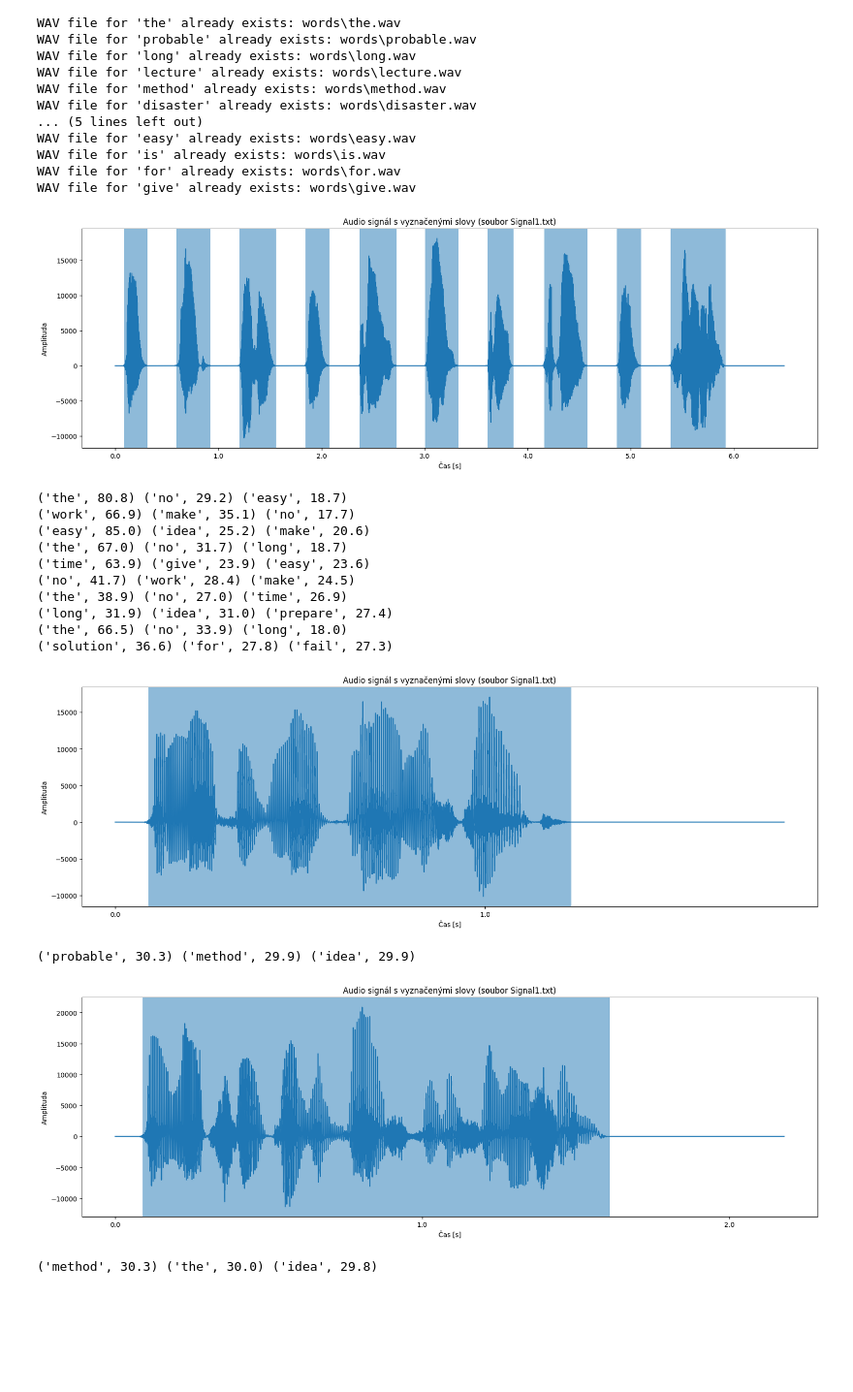
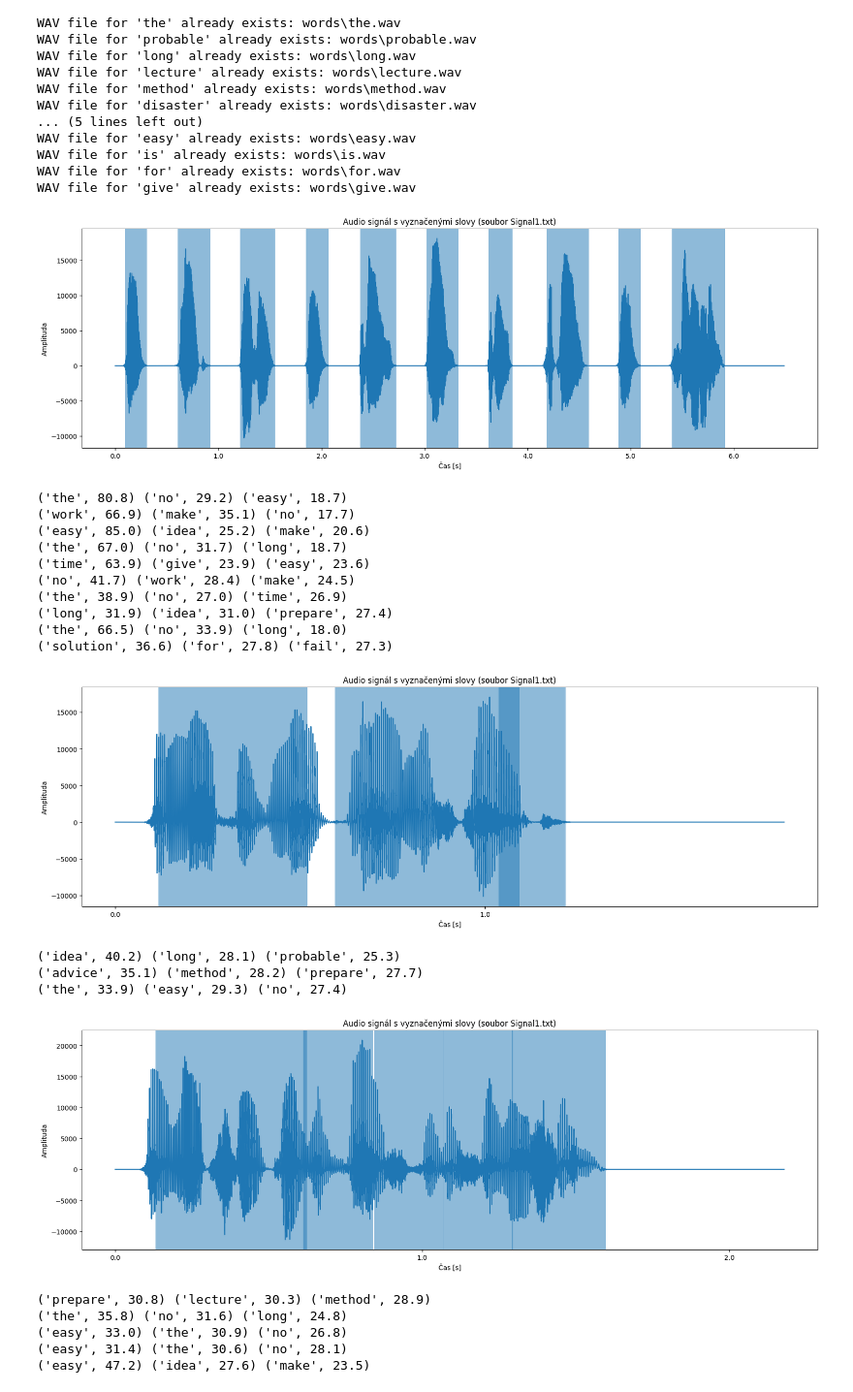
Before and after one commit to Bumross/PZS-sem2, a Jupyter notebook: 2.ipynb, the cells around one changed output. Shown: that part at 97% size. Saved outputs shown, nothing was run; the diff lists cells and outputs as text; code cells hidden in the pictures; blank space fills up the shorter version.

```diff
--- a/2.ipynb
+++ b/2.ipynb
@@ -38,7 +38,7 @@ def trim_signal(signal, trim_threshold=50):
     return np.trim_zeros(signal), start_trimmed, end_trimmed
 
 
-def split_data_into_windows(data, window_size=1000, threshold=1600):
+def split_data_into_windows(data, window_size=1000, threshold=1600, trim=50):
     data_copy = copy.deepcopy(data)
     data_copy = np.pad(data_copy, (0, ((len(data_copy) // window_size) + 1) * window_size - len(data_copy)))
     parts, regions = [], []
@@ -48,7 +48,7 @@ def split_data_into_windows(data, window_size=1000, threshold=1600):
         max_value = np.max(np.abs(window))
 
         if empty_count > 1 and is_voice:
-            part, start_trim, end_trim = trim_signal(data_copy[base:(i + 1) * window_size], 10)
+            part, start_trim, end_trim = trim_signal(data_copy[base:(i + 1) * window_size], trim)
             parts.append(part)
             regions.append((base + start_trim, base + start_trim + part.size))
             base, is_voice, empty_count = (i + 1) * window_size, False, 0
@@ -132,6 +132,11 @@ WAV file for 'is' already exists: words\is.wav
 WAV file for 'for' already exists: words\for.wav
 WAV file for 'give' already exists: words\give.wav
 # %%
+thresholds = [1500, 10000, 10000]
+trims = [50, 500, 500]
+
+j = 0
+
 for path in ["Signal1.txt", "Signal2.txt", "Signal3.txt"]:
     word_data = []
     for word in word_list:
@@ -141,7 +146,7 @@ for path in ["Signal1.txt", "Signal2.txt", "Signal3.txt"]:
 
 
     text_data = load_text_data(path)
-    text_parts, text_regions = split_data_into_windows(text_data)
+    text_parts, text_regions = split_data_into_windows(text_data, threshold=thresholds[j], trim=trims[j])
 
 
     plt.figure(figsize=(20, 6))
@@ -163,34 +168,42 @@ for path in ["Signal1.txt", "Signal2.txt", "Signal3.txt"]:
             padded_reference, padded_target = pad_signals(reference_signal, target_part)
 
             mfccs_reference, sc_reference, chroma_reference = extract_audio_features(padded_reference, reference_sampling_rate)
 
             mfccs_target, sc_target, chroma_target = extract_audio_features(padded_target, 22050)
 
             dist_mfccs = calculate_spectral_distance(mfccs_reference, mfccs_target)
             dist_sc = calculate_spectral_distance(sc_reference, sc_target)
             dist_chroma = calculate_spectral_distance(chroma_reference, chroma_target)
 
             similarity = (dist_mfccs + dist_sc * 0.25 + dist_chroma * 0.1)
             similarities.append((word, similarity))
 
         top_guesses = word_statistics(similarities)
         print(*top_guesses)
 
         top3_guesses = sorted(similarities, key=lambda x: x[1])[:3]
         top3_guesses = [(x[0], np.round(x[1], 2)) for x in top3_guesses]
+
+    j += 1
 # %% [output]
 [figure]
 ('the', 80.8) ('no', 29.2) ('easy', 18.7)
 ('work', 66.9) ('make', 35.1) ('no', 17.7)
 ('easy', 85.0) ('idea', 25.2) ('make', 20.6)
 ('the', 67.0) ('no', 31.7) ('long', 18.7)
 ('time', 63.9) ('give', 23.9) ('easy', 23.6)
 ('no', 41.7) ('work', 28.4) ('make', 24.5)
 ('the', 38.9) ('no', 27.0) ('time', 26.9)
 ('long', 31.9) ('idea', 31.0) ('prepare', 27.4)
 ('the', 66.5) ('no', 33.9) ('long', 18.0)
 ('solution', 36.6) ('for', 27.8) ('fail', 27.3)
-[figure, old version]
+[figure, new version]
-('probable', 30.3) ('method', 29.9) ('idea', 29.9)
+('idea', 40.2) ('long', 28.1) ('probable', 25.3)
+('advice', 35.1) ('method', 28.2) ('prepare', 27.7)
+('the', 33.9) ('easy', 29.3) ('no', 27.4)
-[figure, old version]
+[figure, new version]
-('method', 30.3) ('the', 30.0) ('idea', 29.8)
+('prepare', 30.8) ('lecture', 30.3) ('method', 28.9)
+('the', 35.8) ('no', 31.6) ('long', 24.8)
+('easy', 33.0) ('the', 30.9) ('no', 26.8)
+('easy', 31.4) ('the', 30.6) ('no', 28.1)
+('easy', 47.2) ('idea', 27.6) ('make', 23.5)
```
